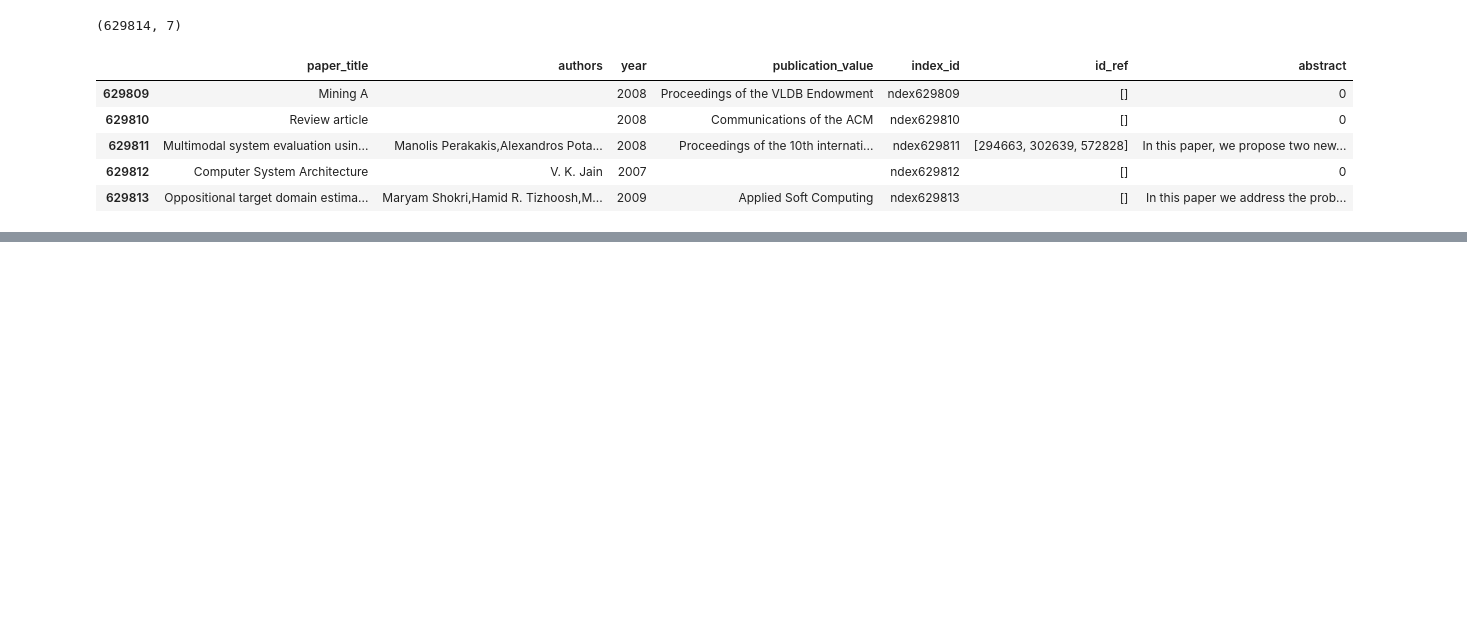
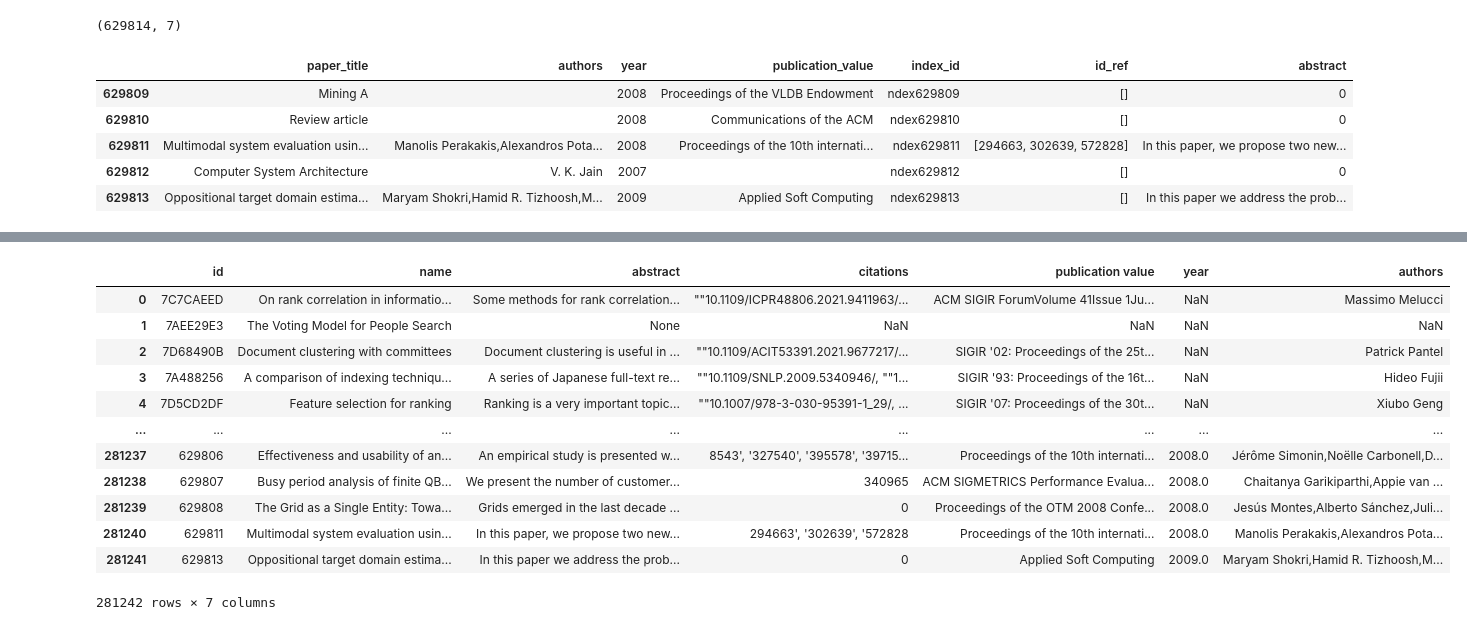
Before and after one commit to devpatelio/ConnecSci, a Jupyter notebook: scraper.ipynb, the cells around one changed output, grey strips where cells are left out. Drawn from its saved outputs; the diff is of its cells as text; code cells hidden in the pictures; blank space fills up the shorter version.

Commit message:
final merged feature set for nodes

```diff
--- a/scraper.ipynb
+++ b/scraper.ipynb
@@ -179,0 +217,5 @@ results = search.get_dict()
+# %%
+df_b = pd.read_csv('embedding_training.csv')
+print(df_b)
+
+df_b.shape
@@ -179,0 +241,24 @@ results = search.get_dict()
+# %%
+
+nodes = df_b['index_id'].values.tolist()
+nodes =list(map(lambda x: x[4:], nodes))
+df_b['index_id'] = nodes
+
+# edges = df_b['id_ref'].values.tolist()
+# edges = list(map(lambda x: x.replace("['", ''), edges))
+# edges = list(map(lambda x: x.replace("']", ''), edges))
+# df_b['id_ref'] = df_b['id_ref'].replace(r'^\s*$', np.nan, regex=True)
+
+df_b['id_ref'] = df_b.apply(lambda x: x['id_ref'][2:-2] if x['id_ref'] != '[]' else x['id_ref'].replace('[]', '0'), axis=1)
+# df_b.astype({'id_ref': 'int32'}).dtypes
+
+df_b.head()
+
+# all_nodes
+# adjacency = pd.DataFrame(np.identity(len(all_nodes)), columns=all_nodes, index=all_nodes)
+
+# edges = df_b['id_ref'].tolist()
+# print(edges)
+
+# for relation in edges:
+#     adjacency[relation[0]][relation[2]] = relation[1]
@@ -179,0 +277,3 @@ results = search.get_dict()
+# %%
+embedding_b = df_b.rename(columns={'paper_title': 'name', 'id_ref': 'citations', "publication_value": "publication value", "index_id": "id"})
+embedding_b.head()
@@ -179,0 +287,19 @@ results = search.get_dict()
+# %%
+result = pd.concat([embedding_df, embedding_b], join='inner', ignore_index=True)
+result.to_csv('final_embedding.csv', index=False)
+# %%
+result
+# %% [output]
+|  | id | name | abstract | citations | publication value | year | authors |
+| 0 | 7C7CAEED | On rank correlation in informatio... | Some methods for rank correlation... | ""10.1109/ICPR48806.2021.9411963/... | ACM SIGIR ForumVolume 41Issue 1Ju... | NaN | Massimo Melucci |
+| 1 | 7AEE29E3 | The Voting Model for People Search | None | NaN | NaN | NaN | NaN |
+| 2 | 7D68490B | Document clustering with committees | Document clustering is useful in ... | ""10.1109/ACIT53391.2021.9677217/... | SIGIR '02: Proceedings of the 25t... | NaN | Patrick Pantel |
+| 3 | 7A488256 | A comparison of indexing techniqu... | A series of Japanese full-text re... | ""10.1109/SNLP.2009.5340946/, ""1... | SIGIR '93: Proceedings of the 16t... | NaN | Hideo Fujii |
+| 4 | 7D5CD2DF | Feature selection for ranking | Ranking is a very important topic... | ""10.1007/978-3-030-95391-1_29/, ... | SIGIR '07: Proceedings of the 30t... | NaN | Xiubo Geng |
+| ... | ... | ... | ... | ... | ... | ... | ... |
+| 281237 | 629806 | Effectiveness and usability of an... | An empirical study is presented w... | 8543', '327540', '395578', '39715... | Proceedings of the 10th internati... | 2008.0 | Jérôme Simonin,Noëlle Carbonell,D... |
+| 281238 | 629807 | Busy period analysis of finite QB... | We present the number of customer... | 340965 | ACM SIGMETRICS Performance Evalua... | 2008.0 | Chaitanya Garikiparthi,Appie van ... |
+| 281239 | 629808 | The Grid as a Single Entity: Towa... | Grids emerged in the last decade ... | 0 | Proceedings of the OTM 2008 Confe... | 2008.0 | Jesús Montes,Alberto Sánchez,Juli... |
+| 281240 | 629811 | Multimodal system evaluation usin... | In this paper, we propose two new... | 294663', '302639', '572828 | Proceedings of the 10th internati... | 2008.0 | Manolis Perakakis,Alexandros Pota... |
+| 281241 | 629813 | Oppositional target domain estima... | In this paper we address the prob... | 0 | Applied Soft Computing | 2009.0 | Maryam Shokri,Hamid R. Tizhoosh,M... |
+281242 rows × 7 columns
```
Also changed, not shown: parts of 15 cells of this notebook, 3 other files.
